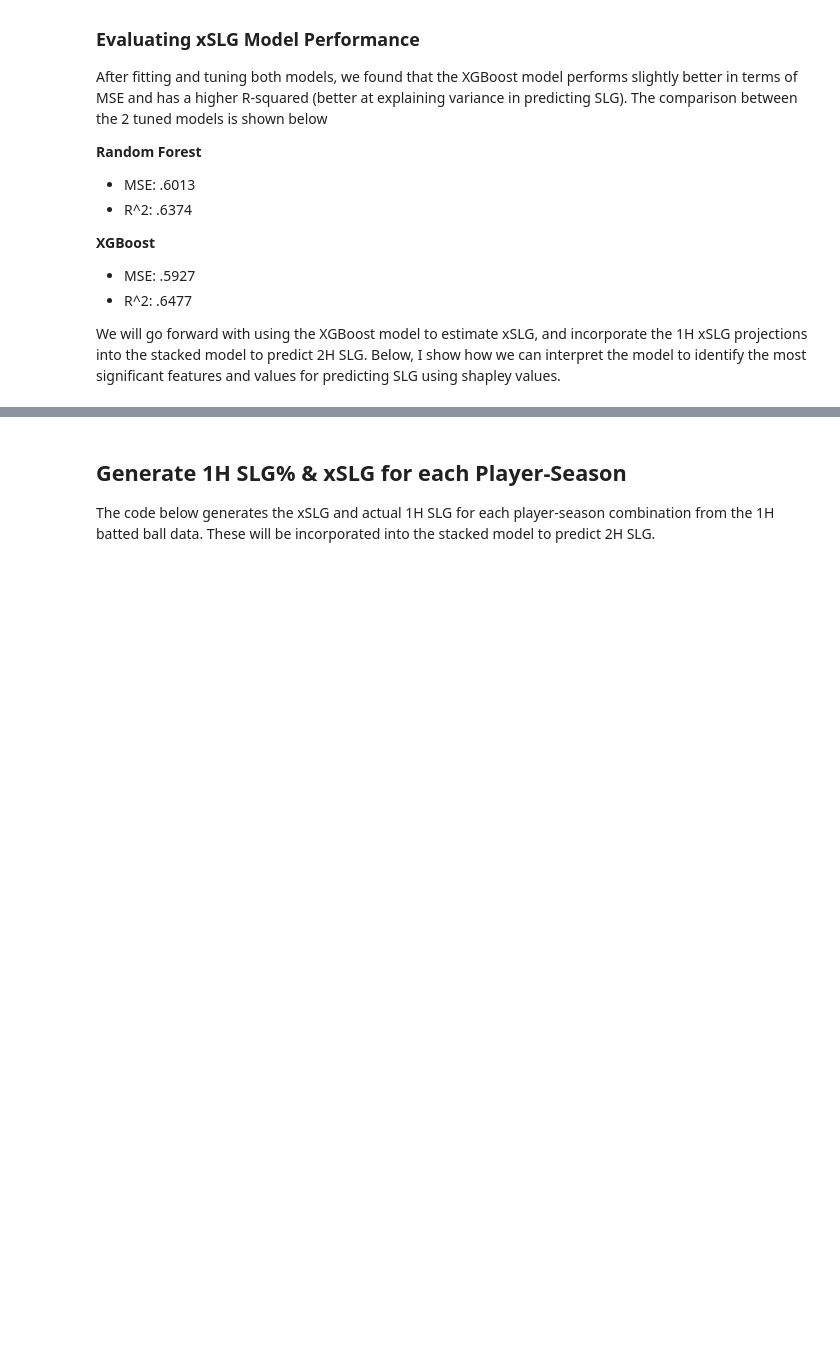
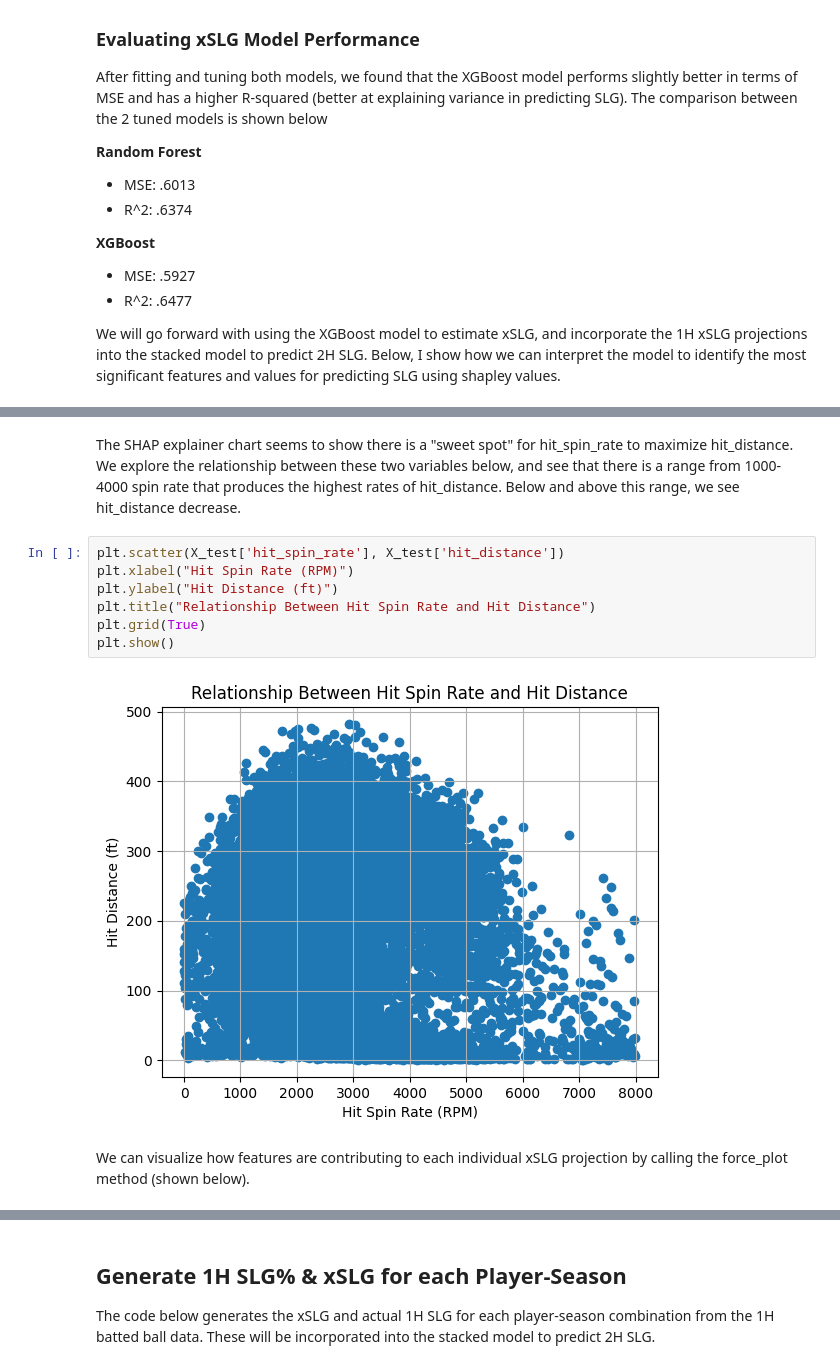
Before and after one commit to chasediaz6/xSLG-Quantifying-Batted-Ball-Quality-and-Predicting-Future-Slugging, a Jupyter notebook: notebooks/02-Modeling.ipynb, the cells around one changed output, grey strips where cells are left out. Drawn from its saved outputs; the diff is of its cells as text; blank space fills up the shorter version.

```diff
--- a/notebooks/02-Modeling.ipynb
+++ b/notebooks/02-Modeling.ipynb
@@ -270,0 +279,13 @@ plt.show()
+# %% [markdown]
+The SHAP explainer chart seems to show there is a "sweet spot" for hit_spin_rate to maximize hit_distance. We explore the relationship between these two variables below, and see that there is a range from 1000-4000 spin rate that produces the highest rates of hit_distance. Below and above this range, we see hit_distance decrease.
+# %%
+plt.scatter(X_test['hit_spin_rate'], X_test['hit_distance'])
+plt.xlabel("Hit Spin Rate (RPM)")
+plt.ylabel("Hit Distance (ft)")
+plt.title("Relationship Between Hit Spin Rate and Hit Distance")
+plt.grid(True)
+plt.show()
+# %% [output]
+[figure, added]
+# %% [markdown]
+We can visualize how features are contributing to each individual xSLG projection by calling the force_plot method (shown below).
```
Also changed, not shown: parts of 8 cells of this notebook, 1 other file.
